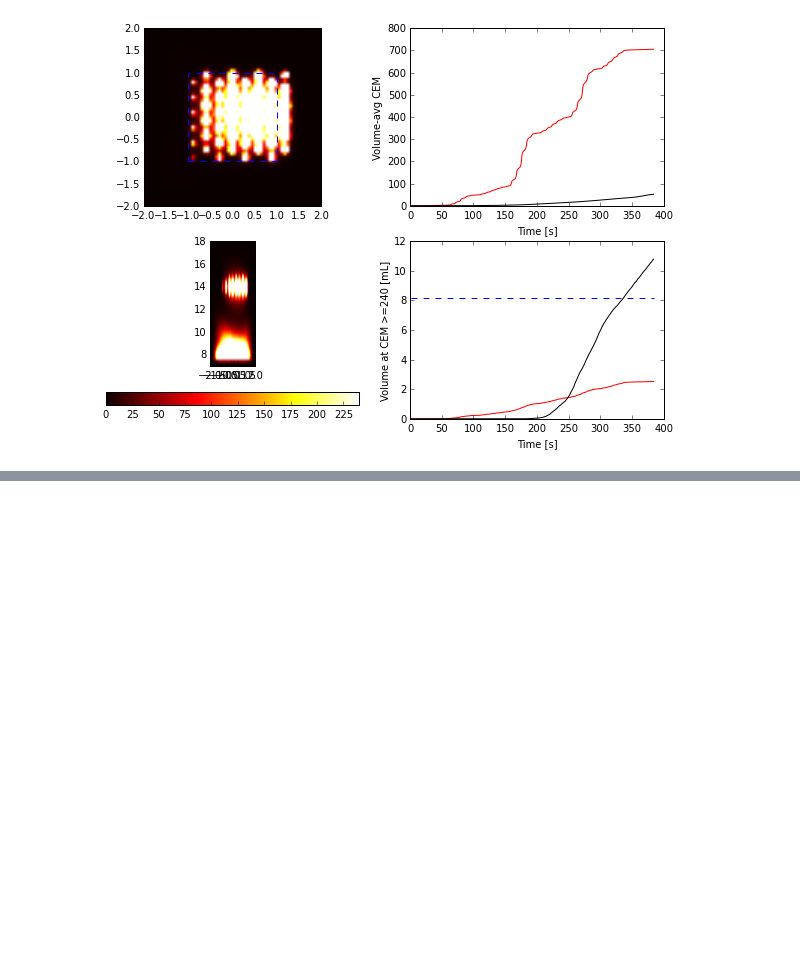
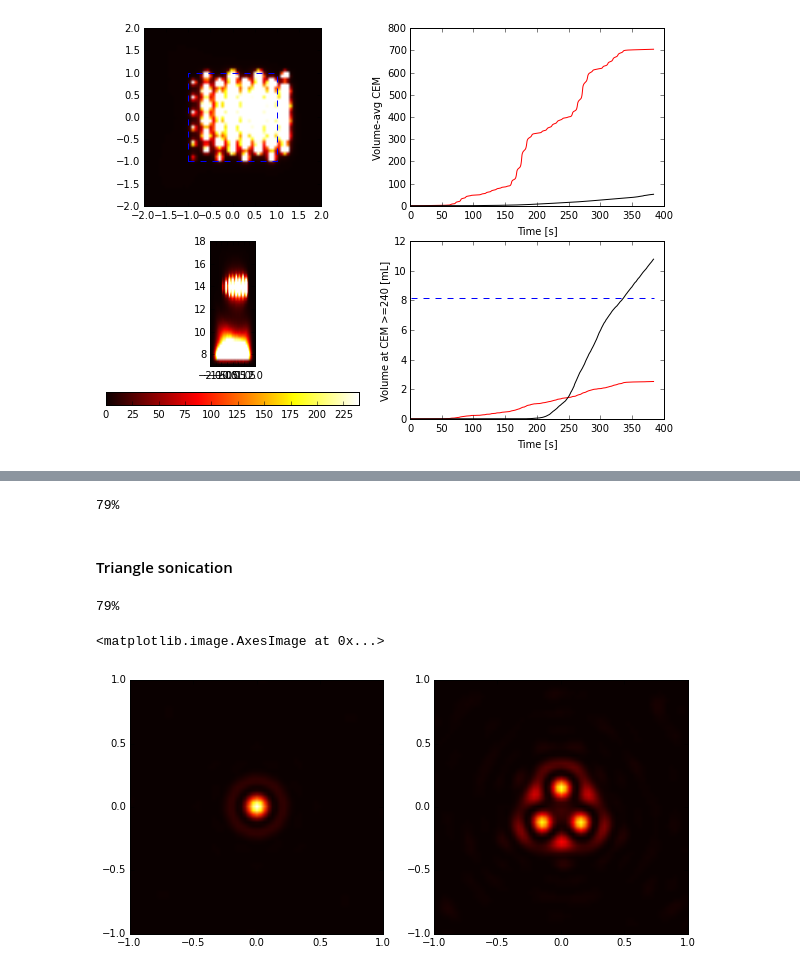
Before and after one commit to vlchaplin/fus_thermalmodelling, a Jupyter notebook: ablation_sim.ipynb, the cells around one changed output, grey strips where cells are left out. Drawn from its saved outputs; the diff is of its cells as text; code cells hidden in the pictures; blank space fills up the shorter version.

```diff
--- a/ablation_sim.ipynb
+++ b/ablation_sim.ipynb
@@ -118,0 +277,48 @@ x
+# %%
+sonication_heating(I0,CEM0,CEM0vsTime);
+# %% [output]
+79%
+# %% [markdown]
+#### Triangle sonication
+# %%
+d=0.0025;
+h=d*sin(pi/3);
+
+triangle = geom.equilateral_tri(d)
+
+pxyz=triangle
+pxyz[:,2]=0.14
+p0 = 1e7*np.ones(len(pxyz));
+
+uamp1 = transducers.get_focused_element_vals(k0, uxyz, pxyz, p0 )
+#uamp1 = sqrt(powerRenorm)*uamp0
+uamp1 = sqrt(powerRenorm)*( uamp1  ) / sum(abs(uamp1))
+
+P1 = sonalleve.calc_pressure_field(k0, geom.translate3vecs(uxyz, np.array([0, 0, 0 ]) ), uamp1, xrp, yrp, zrp)
+I1reg = np.abs(P1)**2 / (2.0*rho*c0)
+# %%
+if 1:
+    Ispta1 = 1.2e7;
+    #Ispta1 = Ispta0
+    powerAdj1 = (Ispta1/np.max(I1reg))
+    uamp1adj = sqrt(powerAdj1)*( uamp1  )
+else:
+    Ispta1 = np.max(I1reg)
+    powerAdj1=1;
+
+
+I1 =powerAdj1*I1reg
+
+
+Tmax1=sonication_heating(I1,CEM1,CEM1vsTime, Tmax=Tmax1)
+# %% [output]
+79%
+# %%
+fig=plt.figure(figsize=(10,7), dpi=72)
+ax1=fig.add_subplot(121)
+ax1.imshow(np.transpose(I0[:,:,focplaneZpix]), vmin=0.001*Ispta0, vmax=Ispta0, cmap=image.cm.hot, origin='lower', extent=[100*xrp[0], 100*xrp[-1], 100*yrp[0], 100*yrp[-1]])
+ax2=fig.add_subplot(122)
+ax2.imshow(np.transpose(I1[:,:,focplaneZpix]), vmin=0.001*Ispta0, vmax=Ispta0, cmap=image.cm.hot, origin='lower', extent=[100*xrp[0], 100*xrp[-1], 100*yrp[0], 100*yrp[-1]])
+# %% [output]
+<matplotlib.image.AxesImage at 0x...>
+[figure, added]
```
Also changed, not shown: parts of 35 cells of this notebook.
